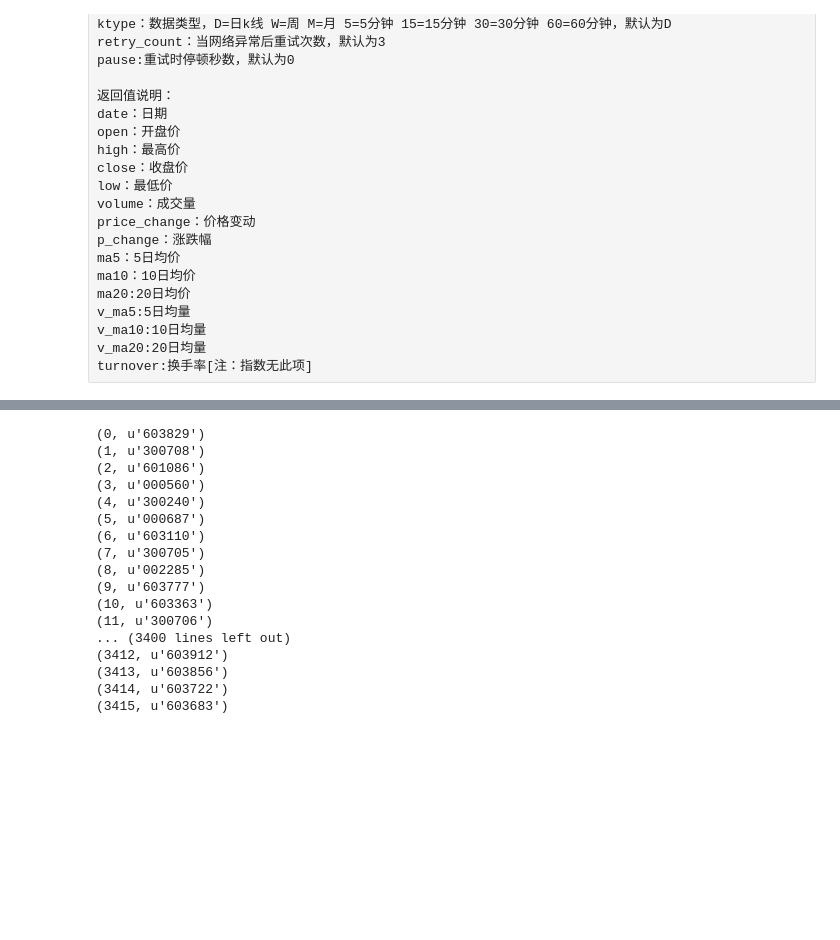
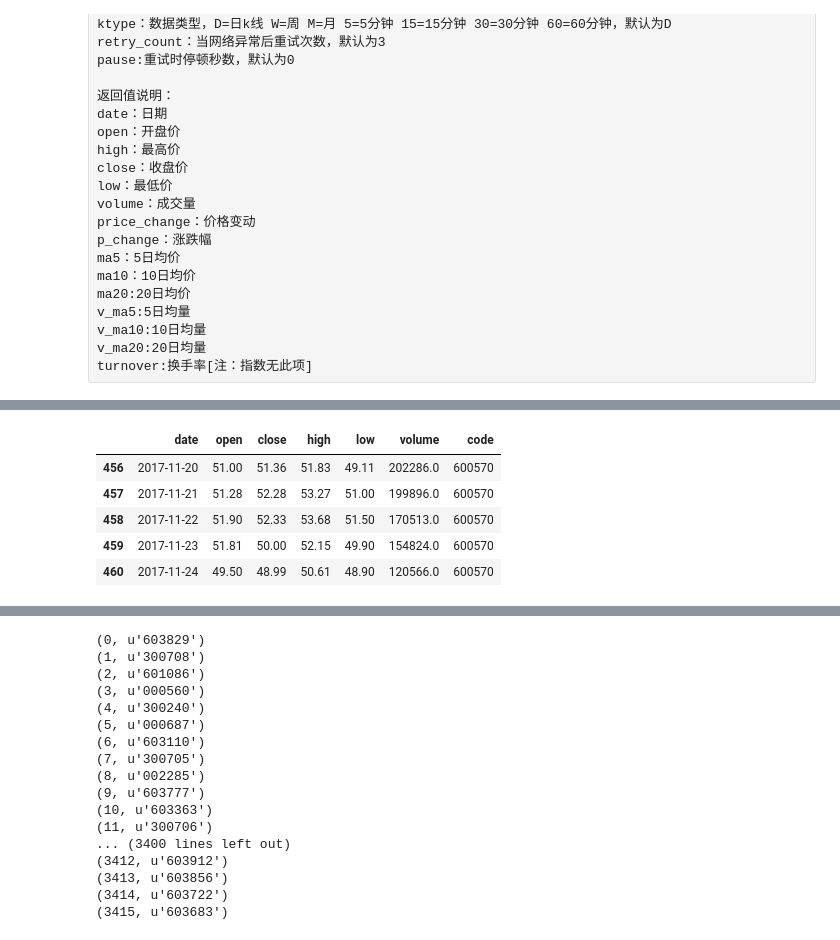
Before and after one commit to jefflyn/tesseract, a Jupyter notebook: stocks/get_hist_trade_data.ipynb, the cells around one changed output, grey strips where cells are left out. Drawn from its saved outputs; the diff is of its cells as text; code cells hidden in the pictures; blank space fills up the shorter version.

```diff
--- a/stocks/get_hist_trade_data.ipynb
+++ b/stocks/get_hist_trade_data.ipynb
@@ -64,0 +71,11 @@ testdata
+# %%
+kdata = ts.get_k_data('600570',start='2016-11-16')
+# %%
+kdata.tail(5)
+# %% [output]
+|  | date | open | close | high | low | volume | code |
+| 456 | 2017-11-20 | 51.00 | 51.36 | 51.83 | 49.11 | 202286.0 | 600570 |
+| 457 | 2017-11-21 | 51.28 | 52.28 | 53.27 | 51.00 | 199896.0 | 600570 |
+| 458 | 2017-11-22 | 51.90 | 52.33 | 53.68 | 51.50 | 170513.0 | 600570 |
+| 459 | 2017-11-23 | 51.81 | 50.00 | 52.15 | 49.90 | 154824.0 | 600570 |
+| 460 | 2017-11-24 | 49.50 | 48.99 | 50.61 | 48.90 | 120566.0 | 600570 |
```
Also changed, not shown: parts of 14 cells of this notebook, 2 other files.
